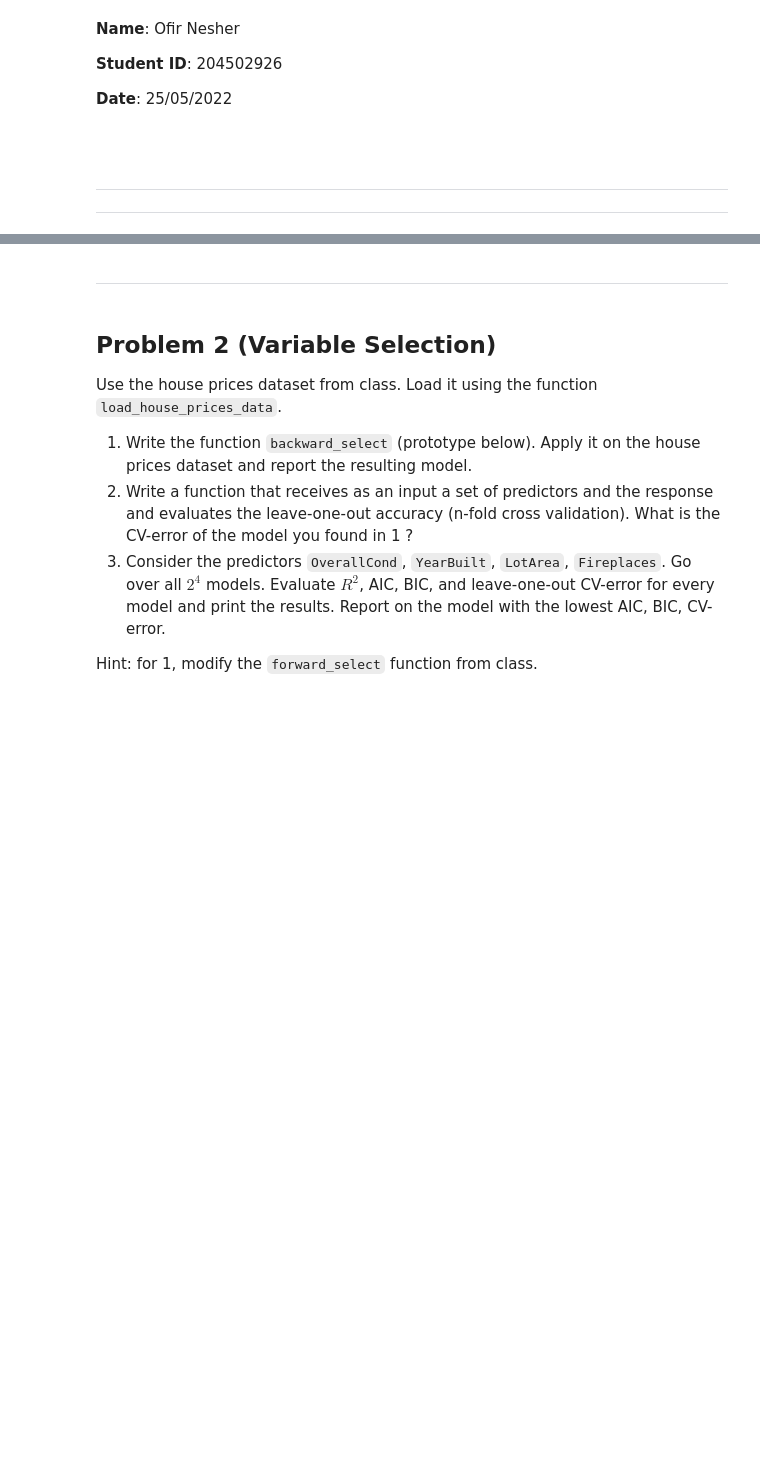
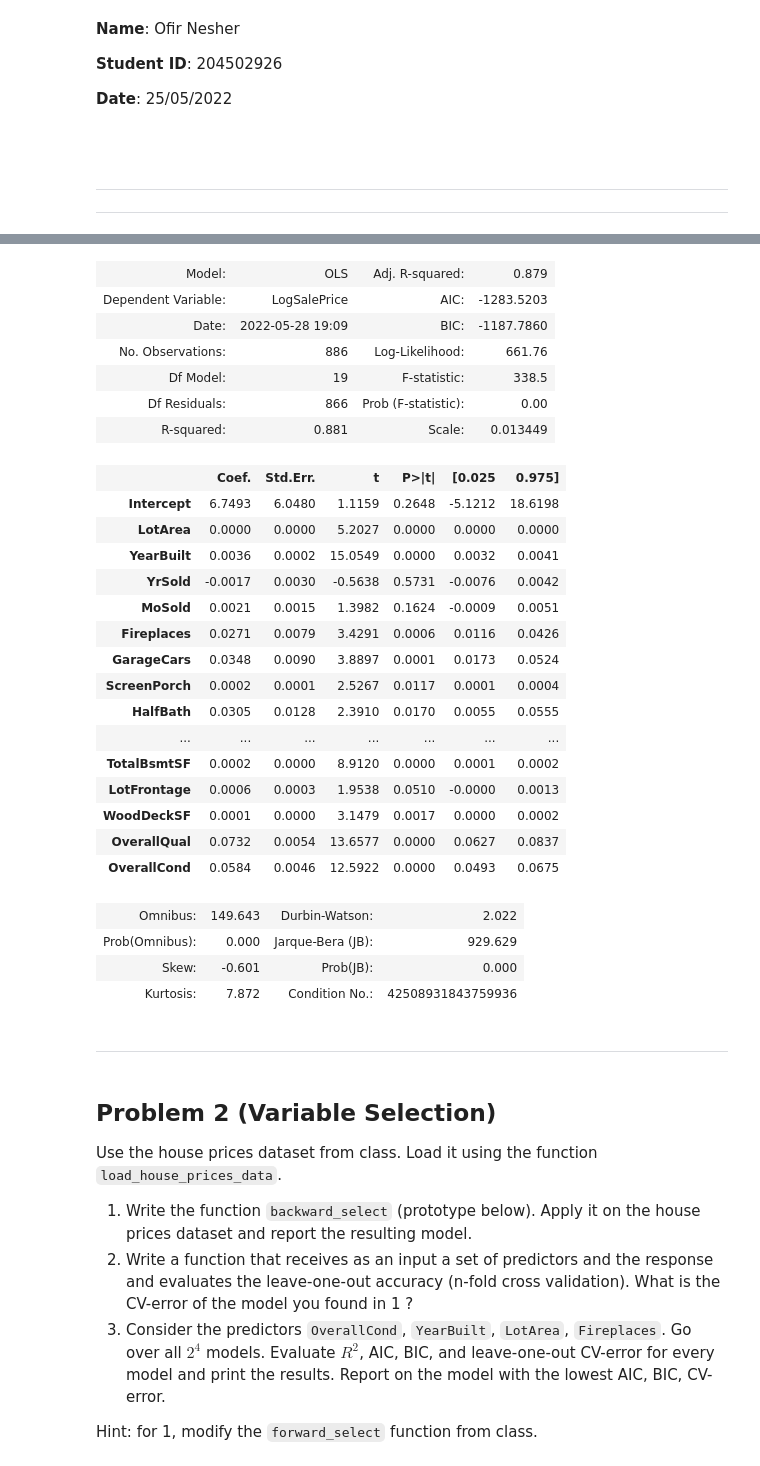
Before and after one commit to Nesher123/advanced-statistics, a Jupyter notebook: hw6/hw6.ipynb, the cells around one changed output, grey strips where cells are left out. Drawn from its saved outputs; the diff is of its cells as text; code cells hidden in the pictures; blank space fills up the shorter version.

```diff
--- a/hw6/hw6.ipynb
+++ b/hw6/hw6.ipynb
@@ -112,3 +151,40 @@ def load_house_prices_data(path="housing_prices.csv"):
+# %%
+import statsmodels.formula.api as smf
+
+target = 'LogSalePrice'
+covariates = [var for var in data.columns if var != target]
+model = smf.ols(formula= target + " ~ " + " + ".join(covariates), data=data).fit()
+model.summary2()
+
+# OverallQual OverallCond
+# %% [output]
+| Model: | OLS | Adj. R-squared: | 0.879 |
+| Dependent Variable: | LogSalePrice | AIC: | -1283.5203 |
+| Date: | 2022-05-28 19:09 | BIC: | -1187.7860 |
+| No. Observations: | 886 | Log-Likelihood: | 661.76 |
+| Df Model: | 19 | F-statistic: | 338.5 |
+| Df Residuals: | 866 | Prob (F-statistic): | 0.00 |
+| R-squared: | 0.881 | Scale: | 0.013449 |
+|  | Coef. | Std.Err. | t | P>|t| | [0.025 | 0.975] |
+| Intercept | 6.7493 | 6.0480 | 1.1159 | 0.2648 | -5.1212 | 18.6198 |
+| LotArea | 0.0000 | 0.0000 | 5.2027 | 0.0000 | 0.0000 | 0.0000 |
+| YearBuilt | 0.0036 | 0.0002 | 15.0549 | 0.0000 | 0.0032 | 0.0041 |
+| YrSold | -0.0017 | 0.0030 | -0.5638 | 0.5731 | -0.0076 | 0.0042 |
+| MoSold | 0.0021 | 0.0015 | 1.3982 | 0.1624 | -0.0009 | 0.0051 |
+| Fireplaces | 0.0271 | 0.0079 | 3.4291 | 0.0006 | 0.0116 | 0.0426 |
+| GarageCars | 0.0348 | 0.0090 | 3.8897 | 0.0001 | 0.0173 | 0.0524 |
+| ScreenPorch | 0.0002 | 0.0001 | 2.5267 | 0.0117 | 0.0001 | 0.0004 |
+| HalfBath | 0.0305 | 0.0128 | 2.3910 | 0.0170 | 0.0055 | 0.0555 |
+| ... | ... | ... | ... | ... | ... | ... |
+| TotalBsmtSF | 0.0002 | 0.0000 | 8.9120 | 0.0000 | 0.0001 | 0.0002 |
+| LotFrontage | 0.0006 | 0.0003 | 1.9538 | 0.0510 | -0.0000 | 0.0013 |
+| WoodDeckSF | 0.0001 | 0.0000 | 3.1479 | 0.0017 | 0.0000 | 0.0002 |
+| OverallQual | 0.0732 | 0.0054 | 13.6577 | 0.0000 | 0.0627 | 0.0837 |
+| OverallCond | 0.0584 | 0.0046 | 12.5922 | 0.0000 | 0.0493 | 0.0675 |
+| Omnibus: | 149.643 | Durbin-Watson: | 2.022 |
+| Prob(Omnibus): | 0.000 | Jarque-Bera (JB): | 929.629 |
+| Skew: | -0.601 | Prob(JB): | 0.000 |
+| Kurtosis: | 7.872 | Condition No.: | 42508931843759936 |
 # %% [markdown]
 ---
 # %% [markdown]
```
Also changed, not shown: parts of 5 cells of this notebook, 22 other files.
